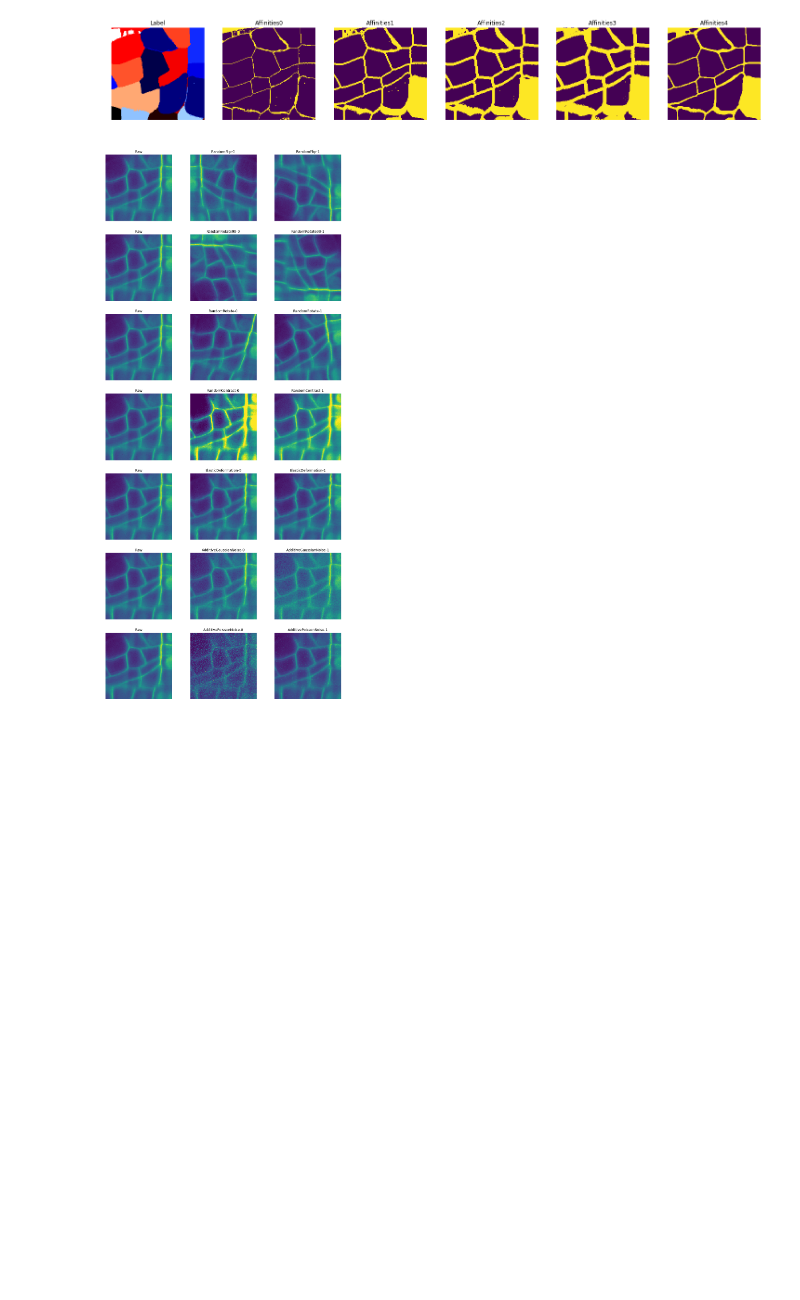
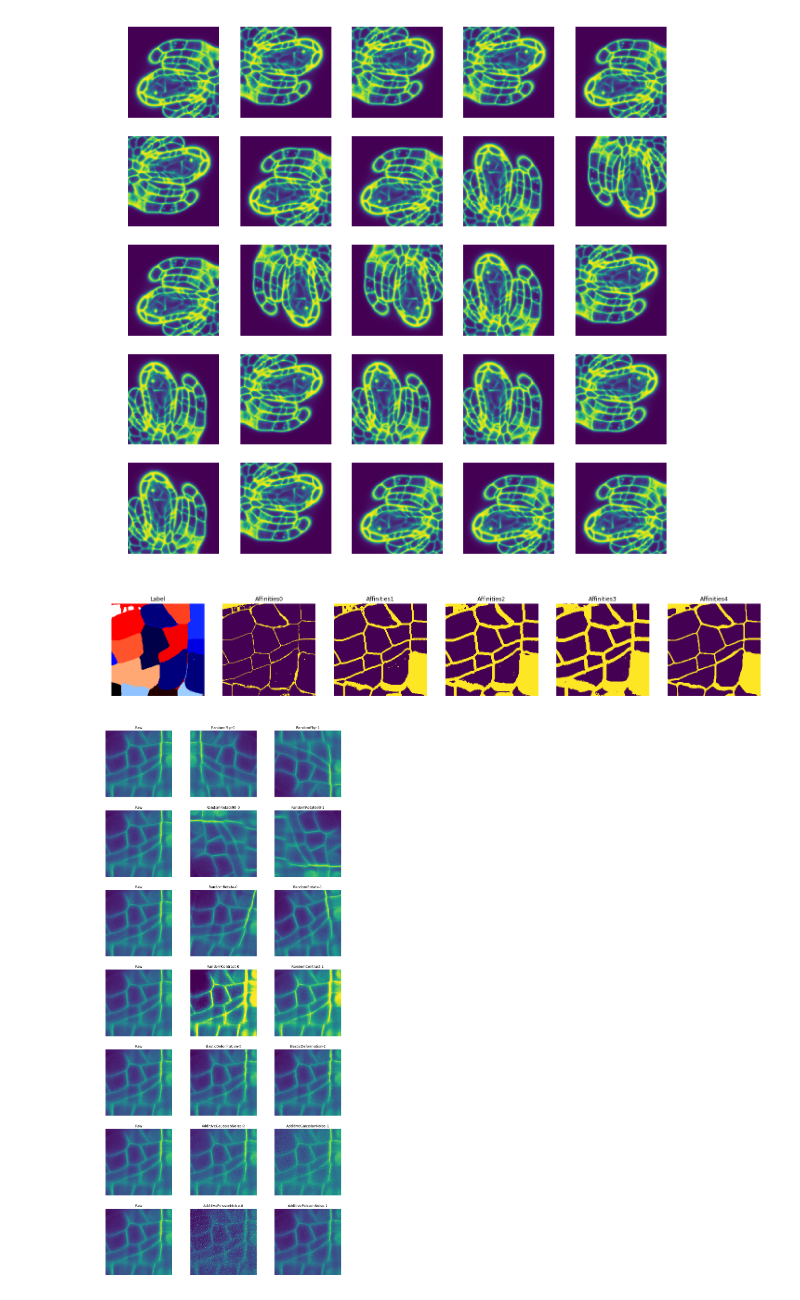
Before and after one commit to wolny/pytorch-3dunet, a Jupyter notebook: pytorch3dunet/augment/transformer-test.ipynb, the cells around one changed output. Drawn from its saved outputs; the diff is of its cells as text; code cells hidden in the pictures; blank space fills up the shorter version.

```diff
--- a/pytorch3dunet/augment/transformer-test.ipynb
+++ b/pytorch3dunet/augment/transformer-test.ipynb
@@ -5,0 +28,14 @@ import numpy as np
+# %%
+t = RandomRotate90(np.random.RandomState())
+
+fig, axes = plt.subplots(5, 5, figsize=(10, 10))
+ax = axes.ravel()
+
+ax[0].imshow(mid_raw[0])
+ax[0].set_axis_off()
+
+for i in range(1, 25):
+    ax[i].set_axis_off()
+    ax[i].imshow(t(mid_raw)[0])
+# %% [output]
+[figure, added]
```
Also changed, not shown: parts of 3 cells of this notebook, 1 other file.
